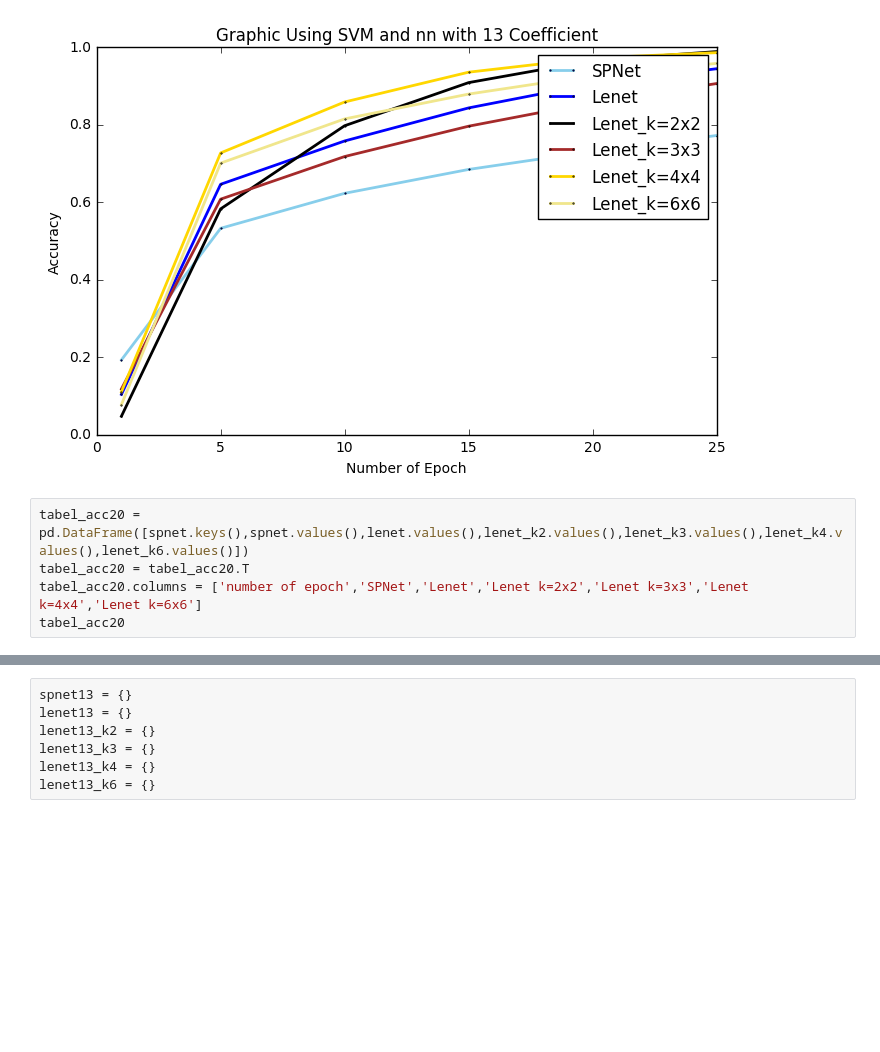
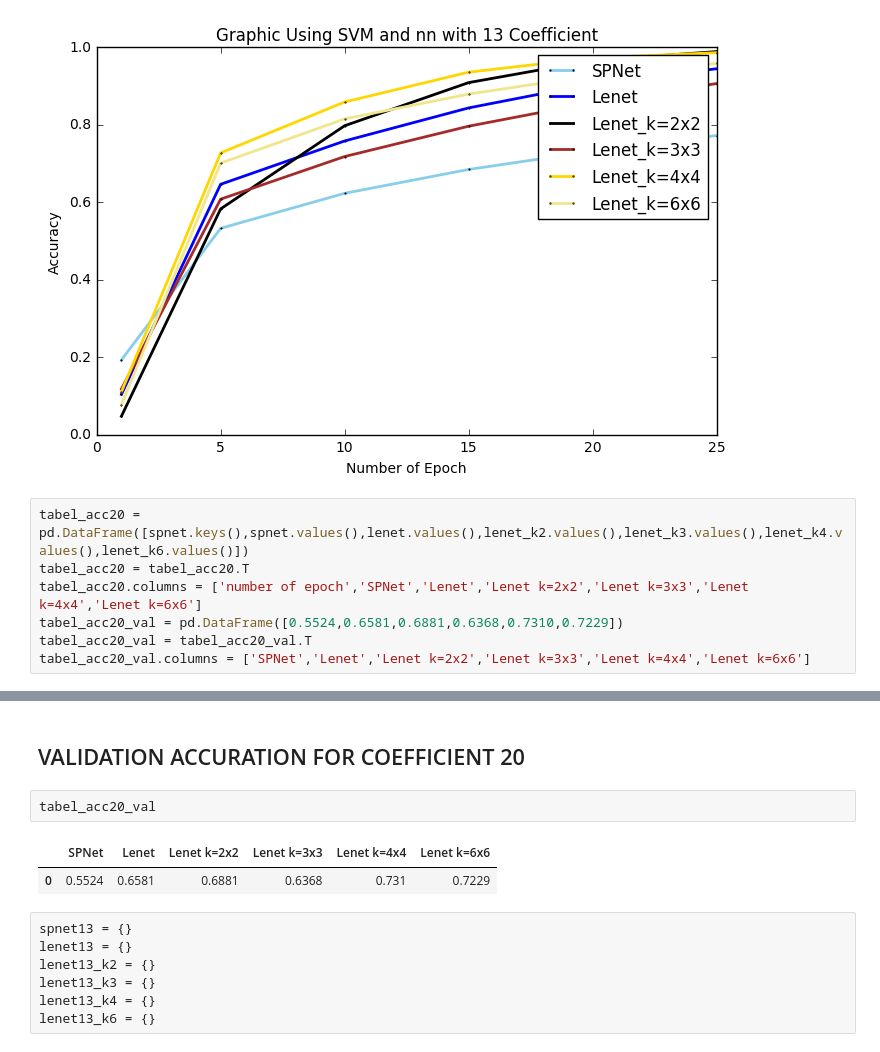
Before and after one commit to iss14036/Single-Word-Recognition-with-CNN, a Jupyter notebook: CNN.ipynb, the cells around one changed output, grey strips where cells are left out. Saved outputs shown, nothing was run; the diff lists cells and outputs as text; blank space fills up the shorter version.

```diff
--- a/CNN.ipynb
+++ b/CNN.ipynb
@@ -503,4 +510,6 @@ plt.show()
 tabel_acc20 = pd.DataFrame([spnet.keys(),spnet.values(),lenet.values(),lenet_k2.values(),lenet_k3.values(),lenet_k4.values(),lenet_k6.values()])
 tabel_acc20 = tabel_acc20.T
 tabel_acc20.columns = ['number of epoch','SPNet','Lenet','Lenet k=2x2','Lenet k=3x3','Lenet k=4x4','Lenet k=6x6']
-tabel_acc20
+tabel_acc20_val = pd.DataFrame([0.5524,0.6581,0.6881,0.6368,0.7310,0.7229])
+tabel_acc20_val = tabel_acc20_val.T
+tabel_acc20_val.columns = ['SPNet','Lenet','Lenet k=2x2','Lenet k=3x3','Lenet k=4x4','Lenet k=6x6']
@@ -515,3 +528,10 @@ tabel_acc20
+# %% [markdown]
+## VALIDATION ACCURATION FOR COEFFICIENT 20
+# %%
+tabel_acc20_val
+# %% [output]
+|  | SPNet | Lenet | Lenet k=2x2 | Lenet k=3x3 | Lenet k=4x4 | Lenet k=6x6 |
+| 0 | 0.5524 | 0.6581 | 0.6881 | 0.6368 | 0.731 | 0.7229 |
 # %%
 spnet13 = {}
 lenet13 = {}
```
Also changed, not shown: parts of 54 cells of this notebook.
